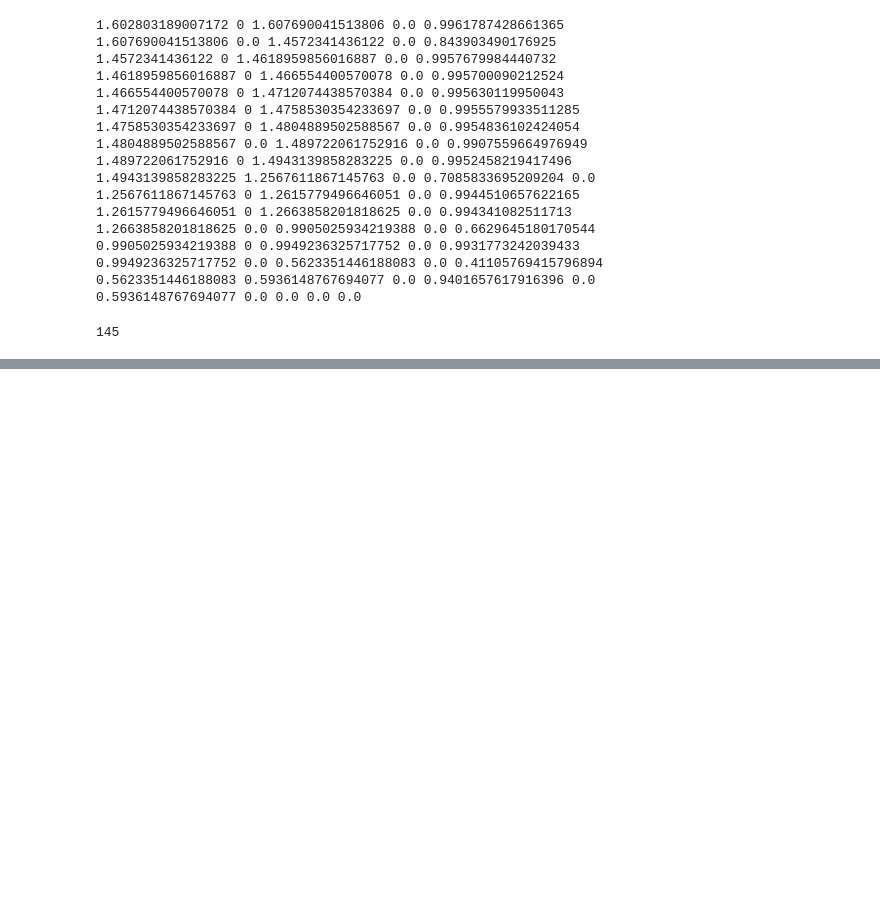
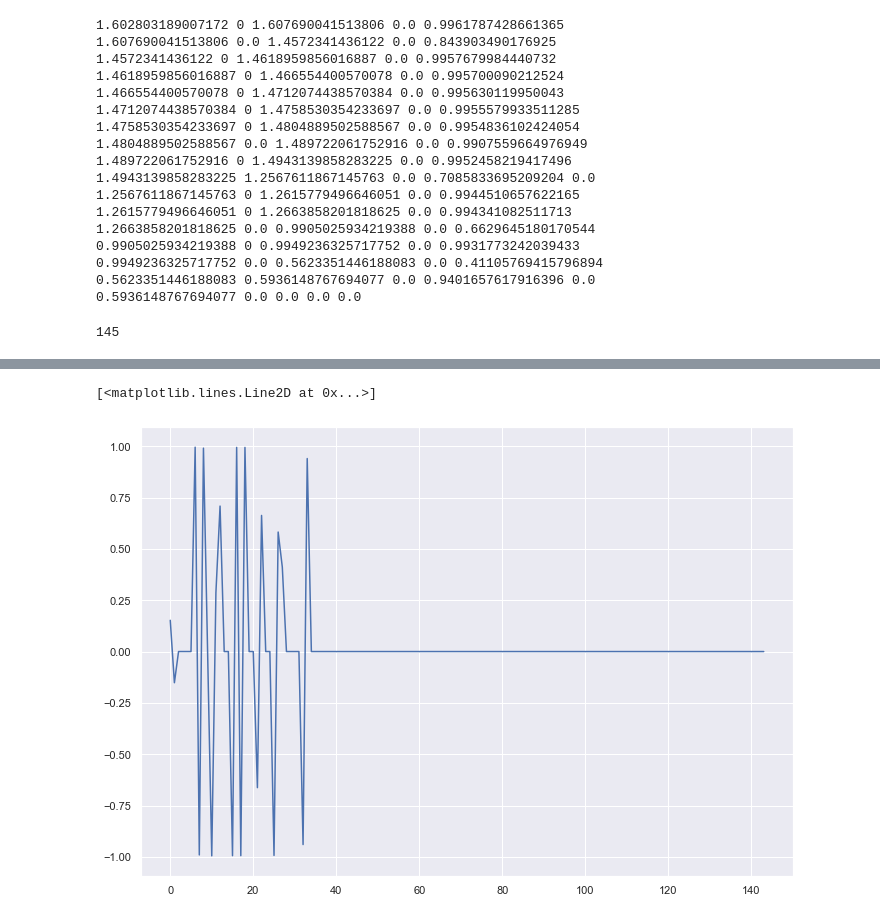
Before and after one commit to OrionChocoPie/gene-expression, a Jupyter notebook: python/dendrogramm.ipynb, the cells around one changed output, grey strips where cells are left out. Cells and saved outputs as stored; diff of their text form; code cells hidden in the pictures; blank space fills up the shorter version.

```diff
--- a/python/dendrogramm.ipynb
+++ b/python/dendrogramm.ipynb
@@ -68,2 +80,4 @@ False
+# %%
+sorted_a = sorted(a, key=lambda x: x.dist, reverse=True)
 # %%
 def find_subclusters(tree):
@@ -152,0 +172,32 @@ plt.plot(a, b)
+# %%
+
+def information_gain(parent_node):
+    parent = parent_node.id
+    if parent_node.is_leaf():
+        return 1
+
+    left = parent_node.left.id
+    right = parent_node.right.id
+
+    if entropy_clusters[parent] == 0:
+        return 1
+
+    N = len(child_clusters[parent])
+
+    if left is not None:
+        n_l = len(child_clusters[left])
+        entropy_l = entropy_clusters[left]
+    else:
+        n_l = 1
+        entropy_l = 0
+
+    if right is not None:
+        n_r = len(child_clusters[right])
+        entropy_r = entropy_clusters[right]
+    else:
+        n_r = 1
+        entropy_r = 0
+    print(entropy_clusters[parent], entropy_l, entropy_r, n_l / N * entropy_l / entropy_clusters[parent], n_r / N * entropy_r / entropy_clusters[parent])
+    return 1 - (n_l / N * entropy_l / entropy_clusters[parent] + n_r / N * entropy_r / entropy_clusters[parent])
+
+ig_list = list(map(information_gain, sorted_a))
@@ -152,0 +222,5 @@ plt.plot(a, b)
+# %%
+plt.plot(np.array(ig_list)[1:] - np.array(ig_list)[0:-1])
+# %% [output]
+[<matplotlib.lines.Line2D at 0x...>]
+[figure, added]
```
Also changed, not shown: parts of 13 cells of this notebook, 2 other files.
